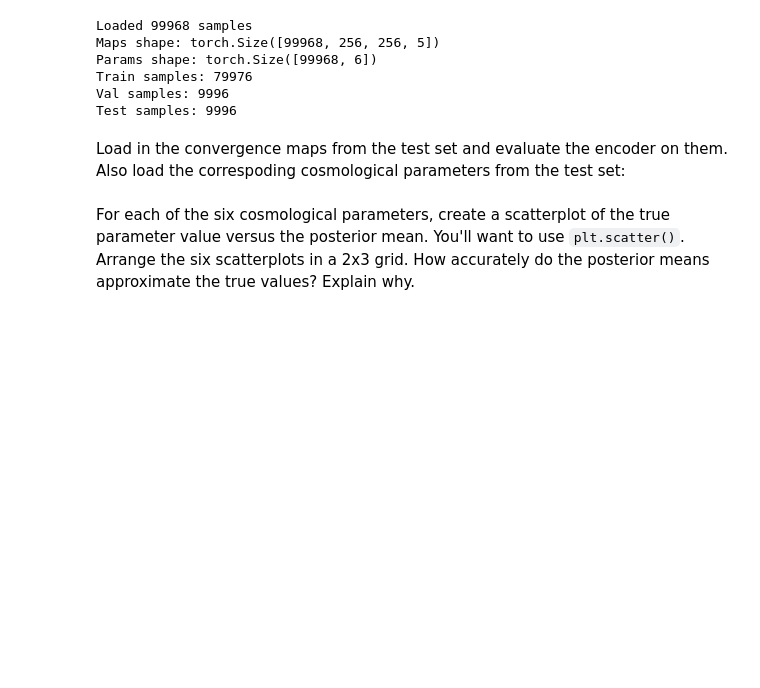
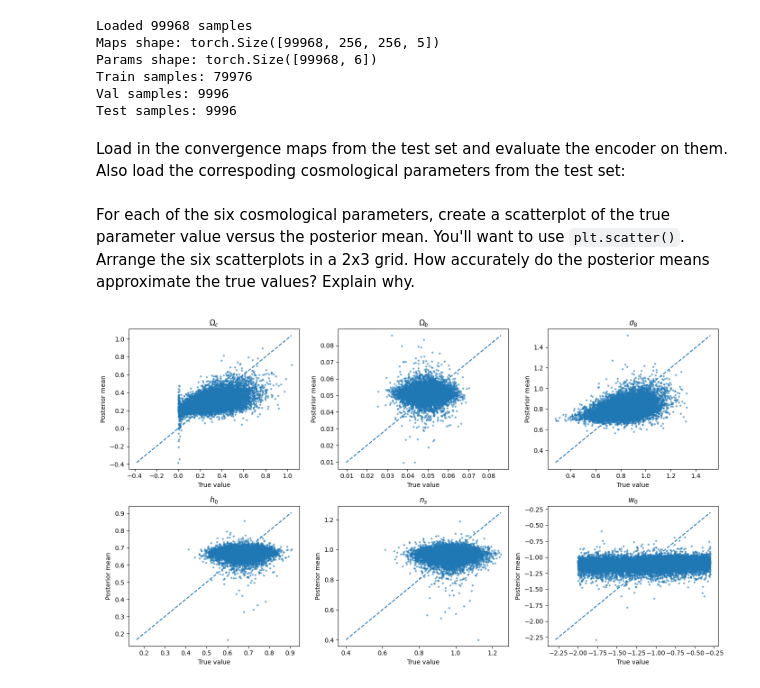
Before and after one commit to prob-ml/blissWL, a Jupyter notebook: maps_to_cosmology/notebooks/results.ipynb, the cells around one changed output. Saved outputs shown, nothing was run; the diff lists cells and outputs as text; code cells hidden in the pictures; blank space fills up the shorter version.

```diff
--- a/maps_to_cosmology/notebooks/results.ipynb
+++ b/maps_to_cosmology/notebooks/results.ipynb
@@ -84,3 +88,31 @@ posterior_stdevs = torch.cat(posterior_stdevs, dim=0)
 true_params = torch.cat(true_params, dim=0)
 # %% [markdown]
 For each of the six cosmological parameters, create a scatterplot of the true parameter value versus the posterior mean. You'll want to use `plt.scatter()`. Arrange the six scatterplots in a 2x3 grid. How accurately do the posterior means approximate the true values? Explain why.
+# %%
+param_names = [
+    r"$\Omega_c$", r"$\Omega_b$", r"$\sigma_8$",
+    r"$h_0$", r"$n_s$", r"$w_0$"
+]
+
+fig, axes = plt.subplots(2, 3, figsize=(14, 8))
+axes = axes.flatten()
+
+for i in range(6):
+    ax = axes[i]
+
+    x = true_params[:, i].numpy()
+    y = posterior_means[:, i].numpy()
+
+    ax.scatter(x, y, s=5, alpha=0.5)
+    minv = min(x.min(), y.min())
+    maxv = max(x.max(), y.max())
+    ax.plot([minv, maxv], [minv, maxv], linestyle="--")
+
+    ax.set_xlabel("True value")
+    ax.set_ylabel("Posterior mean")
+    ax.set_title(param_names[i])
+
+plt.tight_layout()
+plt.show()
+# %% [output]
+[figure, added]
```
Also changed, not shown: parts of 2 cells of this notebook, 1 other file.
